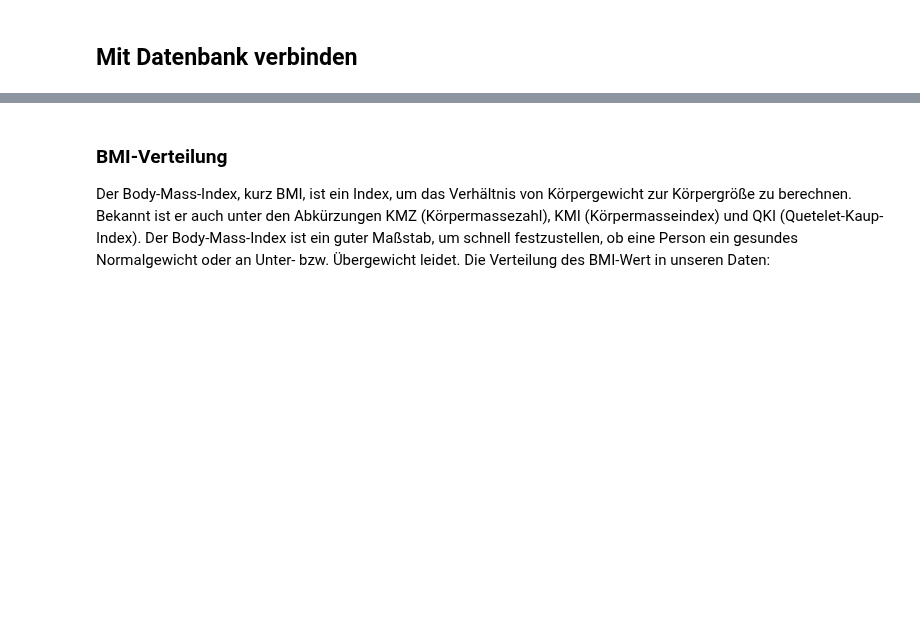
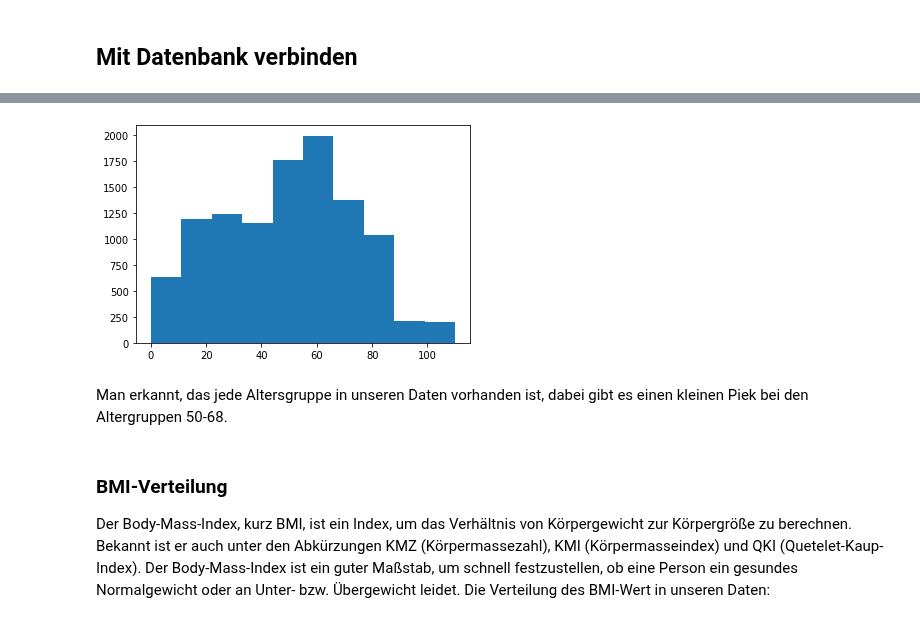
Before and after one commit to Fuenfgeld/DMA2022DataProjectC, a Jupyter notebook: src/analysis.ipynb, the cells around one changed output, grey strips where cells are left out. Saved outputs shown, nothing was run; the diff lists cells and outputs as text; code cells hidden in the pictures; blank space fills up the shorter version.

```diff
--- a/src/analysis.ipynb
+++ b/src/analysis.ipynb
@@ -82,3 +86,11 @@ logger.endTimeMeasurement('open-db')
+# %%
+df_age = pd.read_sql("SELECT age FROM fact_table join patientDimension on patient_id == ID",connection)
+plt.hist(df_age)
+plt.savefig('../artefacts-for-release/age_distribution.png')
+# %% [output]
+[figure, added]
+# %% [markdown]
+Man erkannt, das jede Altersgruppe in unseren Daten vorhanden ist, dabei gibt es einen kleinen Piek bei den Altergruppen 50-68.
 # %% [markdown]
 ###  BMI-Verteilung
 
```
Also changed, not shown: parts of 6 cells of this notebook, 1 other file.
